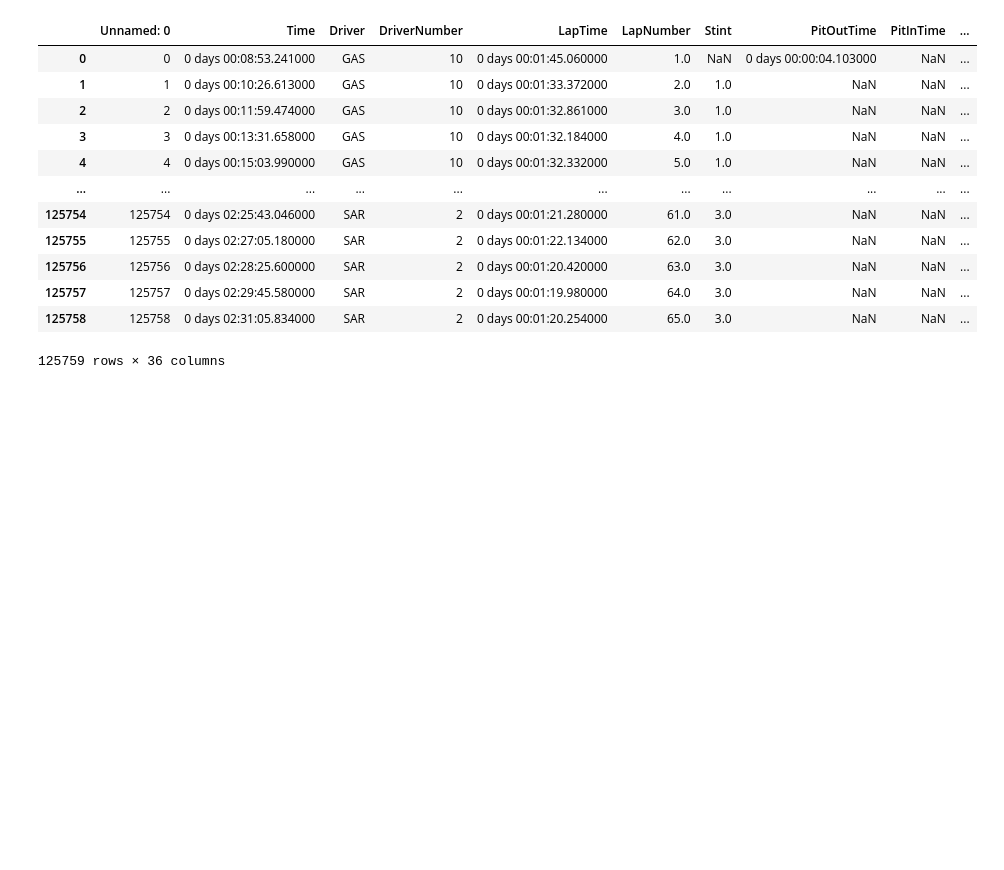
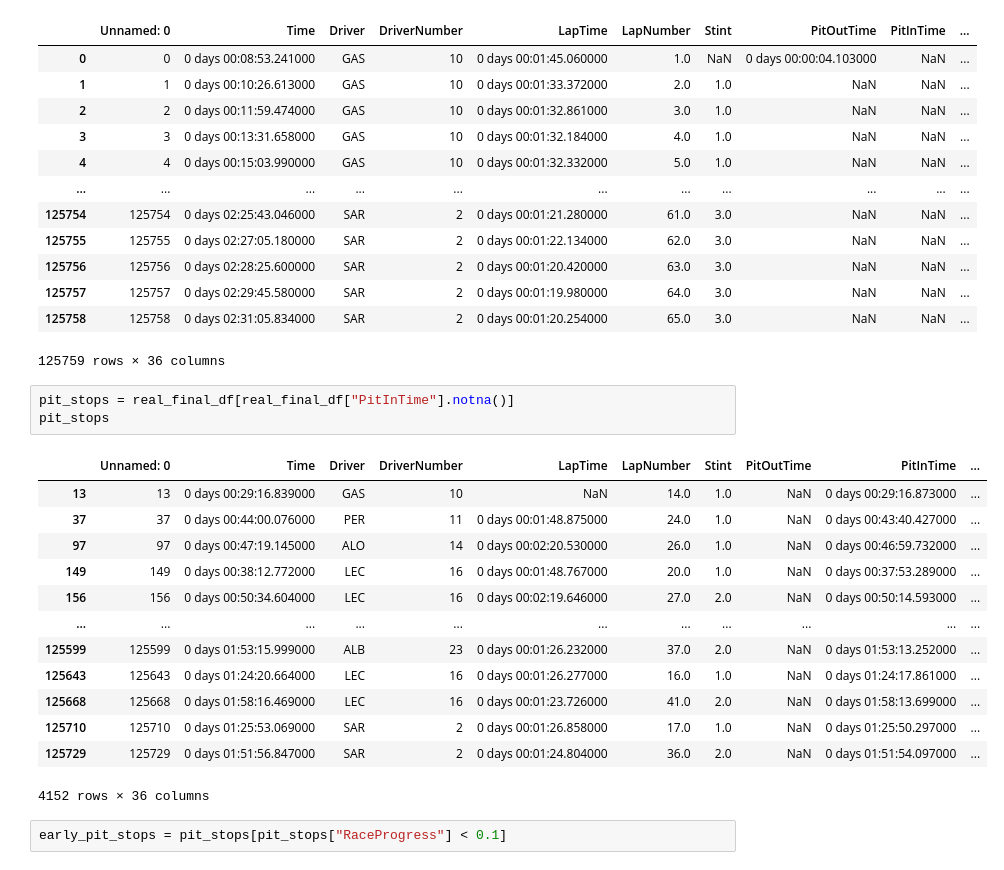
Before and after one commit to le-dav/f1-binottor, a Jupyter notebook: notebooks/early_pitting.ipynb, the cells around one changed output. Cells and saved outputs as stored; diff of their text form; blank space fills up the shorter version.

Commit message:
Saving early_pitting

```diff
--- a/notebooks/early_pitting.ipynb
+++ b/notebooks/early_pitting.ipynb
@@ -129,3 +123,22 @@ real_final_df
 | 125757 | 125757 | 0 days 02:29:45.580000 | SAR | 2 | 0 days 00:01:19.980000 | 64.0 | 3.0 | NaN | NaN | ... |
 | 125758 | 125758 | 0 days 02:31:05.834000 | SAR | 2 | 0 days 00:01:20.254000 | 65.0 | 3.0 | NaN | NaN | ... |
 125759 rows × 36 columns
+# %%
+pit_stops = real_final_df[real_final_df["PitInTime"].notna()]
+pit_stops
+# %% [output]
+|  | Unnamed: 0 | Time | Driver | DriverNumber | LapTime | LapNumber | Stint | PitOutTime | PitInTime | ... |
+| 13 | 13 | 0 days 00:29:16.839000 | GAS | 10 | NaN | 14.0 | 1.0 | NaN | 0 days 00:29:16.873000 | ... |
+| 37 | 37 | 0 days 00:44:00.076000 | PER | 11 | 0 days 00:01:48.875000 | 24.0 | 1.0 | NaN | 0 days 00:43:40.427000 | ... |
+| 97 | 97 | 0 days 00:47:19.145000 | ALO | 14 | 0 days 00:02:20.530000 | 26.0 | 1.0 | NaN | 0 days 00:46:59.732000 | ... |
+| 149 | 149 | 0 days 00:38:12.772000 | LEC | 16 | 0 days 00:01:48.767000 | 20.0 | 1.0 | NaN | 0 days 00:37:53.289000 | ... |
+| 156 | 156 | 0 days 00:50:34.604000 | LEC | 16 | 0 days 00:02:19.646000 | 27.0 | 2.0 | NaN | 0 days 00:50:14.593000 | ... |
+| ... | ... | ... | ... | ... | ... | ... | ... | ... | ... | ... |
+| 125599 | 125599 | 0 days 01:53:15.999000 | ALB | 23 | 0 days 00:01:26.232000 | 37.0 | 2.0 | NaN | 0 days 01:53:13.252000 | ... |
+| 125643 | 125643 | 0 days 01:24:20.664000 | LEC | 16 | 0 days 00:01:26.277000 | 16.0 | 1.0 | NaN | 0 days 01:24:17.861000 | ... |
+| 125668 | 125668 | 0 days 01:58:16.469000 | LEC | 16 | 0 days 00:01:23.726000 | 41.0 | 2.0 | NaN | 0 days 01:58:13.699000 | ... |
+| 125710 | 125710 | 0 days 01:25:53.069000 | SAR | 2 | 0 days 00:01:26.858000 | 17.0 | 1.0 | NaN | 0 days 01:25:50.297000 | ... |
+| 125729 | 125729 | 0 days 01:51:56.847000 | SAR | 2 | 0 days 00:01:24.804000 | 36.0 | 2.0 | NaN | 0 days 01:51:54.097000 | ... |
+4152 rows × 36 columns
+# %%
+early_pit_stops = pit_stops[pit_stops["RaceProgress"] < 0.1]
```
Also changed, not shown: parts of 4 cells of this notebook.
